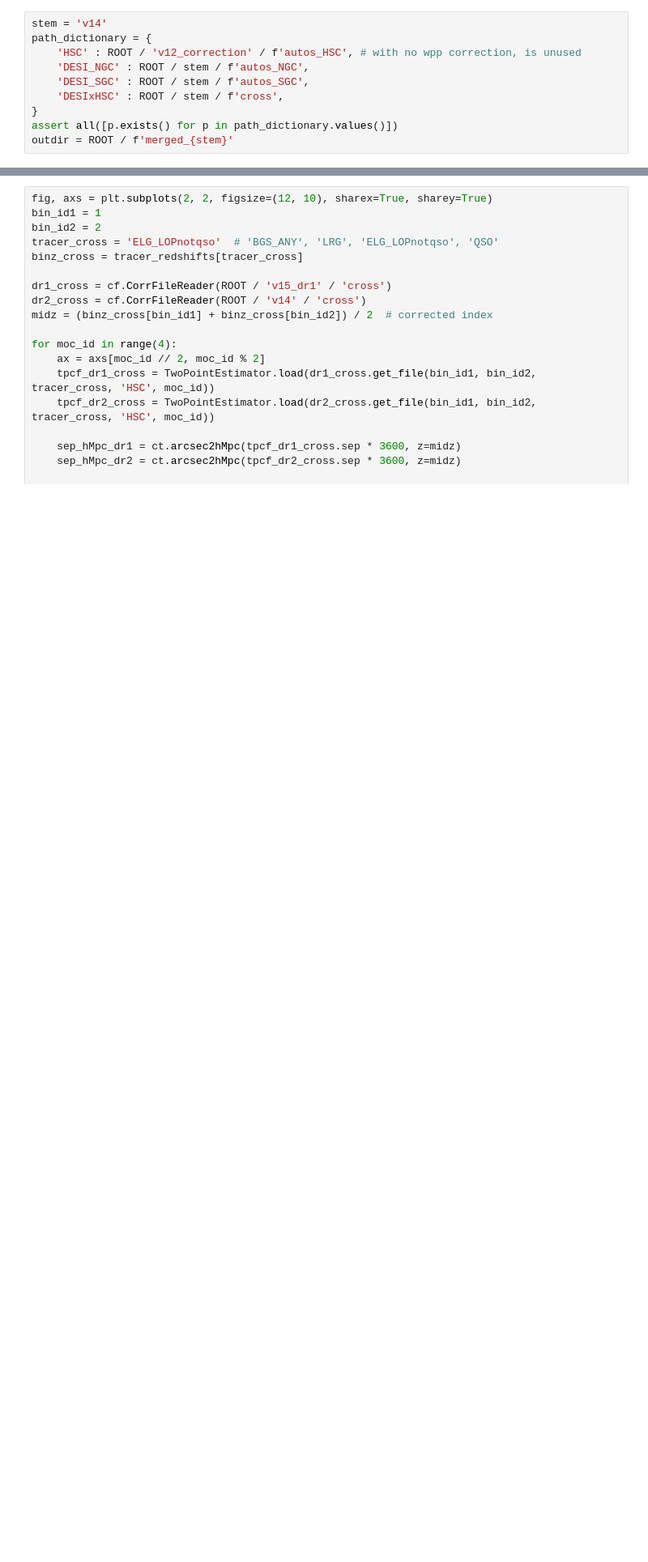
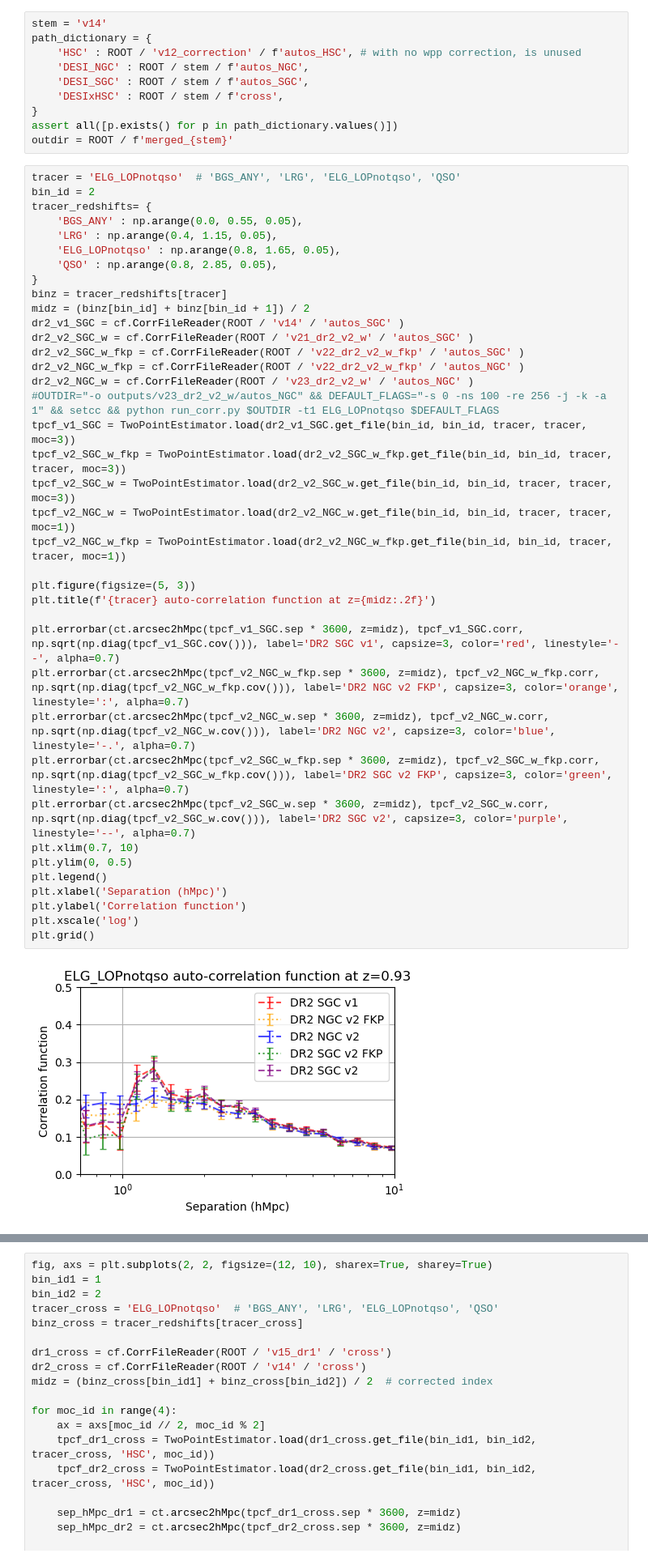
Before and after one commit to JeanCHDJdev/desi-y3-hsc, a Jupyter notebook: src/statistics/merged_results.ipynb, the cells around one changed output, grey strips where cells are left out. Shown at 81% size. Drawn from its saved outputs; the diff is of its cells as text; blank space fills up the shorter version.

```diff
--- a/src/statistics/merged_results.ipynb
+++ b/src/statistics/merged_results.ipynb
@@ -76,4 +76,44 @@ path_dictionary = {
 }
 assert all([p.exists() for p in path_dictionary.values()])
 outdir = ROOT / f'merged_{stem}'
+# %%
+tracer = 'ELG_LOPnotqso'  # 'BGS_ANY', 'LRG', 'ELG_LOPnotqso', 'QSO'
+bin_id = 2
+tracer_redshifts= {
+    'BGS_ANY' : np.arange(0.0, 0.55, 0.05),
+    'LRG' : np.arange(0.4, 1.15, 0.05),
+    'ELG_LOPnotqso' : np.arange(0.8, 1.65, 0.05),
+    'QSO' : np.arange(0.8, 2.85, 0.05),
+}
+binz = tracer_redshifts[tracer]
+midz = (binz[bin_id] + binz[bin_id + 1]) / 2
+dr2_v1_SGC = cf.CorrFileReader(ROOT / 'v14' / 'autos_SGC' )
+dr2_v2_SGC_w = cf.CorrFileReader(ROOT / 'v21_dr2_v2_w' / 'autos_SGC' )
+dr2_v2_SGC_w_fkp = cf.CorrFileReader(ROOT / 'v22_dr2_v2_w_fkp' / 'autos_SGC' )
+dr2_v2_NGC_w_fkp = cf.CorrFileReader(ROOT / 'v22_dr2_v2_w_fkp' / 'autos_NGC' )
+dr2_v2_NGC_w = cf.CorrFileReader(ROOT / 'v23_dr2_v2_w' / 'autos_NGC' )
+#OUTDIR="-o outputs/v23_dr2_v2_w/autos_NGC" && DEFAULT_FLAGS="-s 0 -ns 100 -re 256 -j -k -a 1" && setcc && python run_corr.py $OUTDIR -t1 ELG_LOPnotqso $DEFAULT_FLAGS
+tpcf_v1_SGC = TwoPointEstimator.load(dr2_v1_SGC.get_file(bin_id, bin_id, tracer, tracer, moc=3))
+tpcf_v2_SGC_w_fkp = TwoPointEstimator.load(dr2_v2_SGC_w_fkp.get_file(bin_id, bin_id, tracer, tracer, moc=3))
+tpcf_v2_SGC_w = TwoPointEstimator.load(dr2_v2_SGC_w.get_file(bin_id, bin_id, tracer, tracer, moc=3))
+tpcf_v2_NGC_w = TwoPointEstimator.load(dr2_v2_NGC_w.get_file(bin_id, bin_id, tracer, tracer, moc=1))
+tpcf_v2_NGC_w_fkp = TwoPointEstimator.load(dr2_v2_NGC_w_fkp.get_file(bin_id, bin_id, tracer, tracer, moc=1))
+
+plt.figure(figsize=(5, 3))
+plt.title(f'{tracer} auto-correlation function at z={midz:.2f}')
+
+plt.errorbar(ct.arcsec2hMpc(tpcf_v1_SGC.sep * 3600, z=midz), tpcf_v1_SGC.corr,  np.sqrt(np.diag(tpcf_v1_SGC.cov())), label='DR2 SGC v1', capsize=3, color='red', linestyle='--', alpha=0.7)
+plt.errorbar(ct.arcsec2hMpc(tpcf_v2_NGC_w_fkp.sep * 3600, z=midz), tpcf_v2_NGC_w_fkp.corr,  np.sqrt(np.diag(tpcf_v2_NGC_w_fkp.cov())), label='DR2 NGC v2 FKP', capsize=3, color='orange', linestyle=':', alpha=0.7)
+plt.errorbar(ct.arcsec2hMpc(tpcf_v2_NGC_w.sep * 3600, z=midz), tpcf_v2_NGC_w.corr,  np.sqrt(np.diag(tpcf_v2_NGC_w.cov())), label='DR2 NGC v2', capsize=3, color='blue', linestyle='-.', alpha=0.7)
+plt.errorbar(ct.arcsec2hMpc(tpcf_v2_SGC_w_fkp.sep * 3600, z=midz), tpcf_v2_SGC_w_fkp.corr,  np.sqrt(np.diag(tpcf_v2_SGC_w_fkp.cov())), label='DR2 SGC v2 FKP', capsize=3, color='green', linestyle=':', alpha=0.7)
+plt.errorbar(ct.arcsec2hMpc(tpcf_v2_SGC_w.sep * 3600, z=midz), tpcf_v2_SGC_w.corr,  np.sqrt(np.diag(tpcf_v2_SGC_w.cov())), label='DR2 SGC v2', capsize=3, color='purple', linestyle='--', alpha=0.7)
+plt.xlim(0.7, 10)
+plt.ylim(0, 0.5)
+plt.legend()
+plt.xlabel('Separation (hMpc)')
+plt.ylabel('Correlation function')
+plt.xscale('log')
+plt.grid()
+# %% [output]
+[figure, added]
 # %%
```
Also changed, not shown: parts of 3 cells of this notebook, 15 other files.
